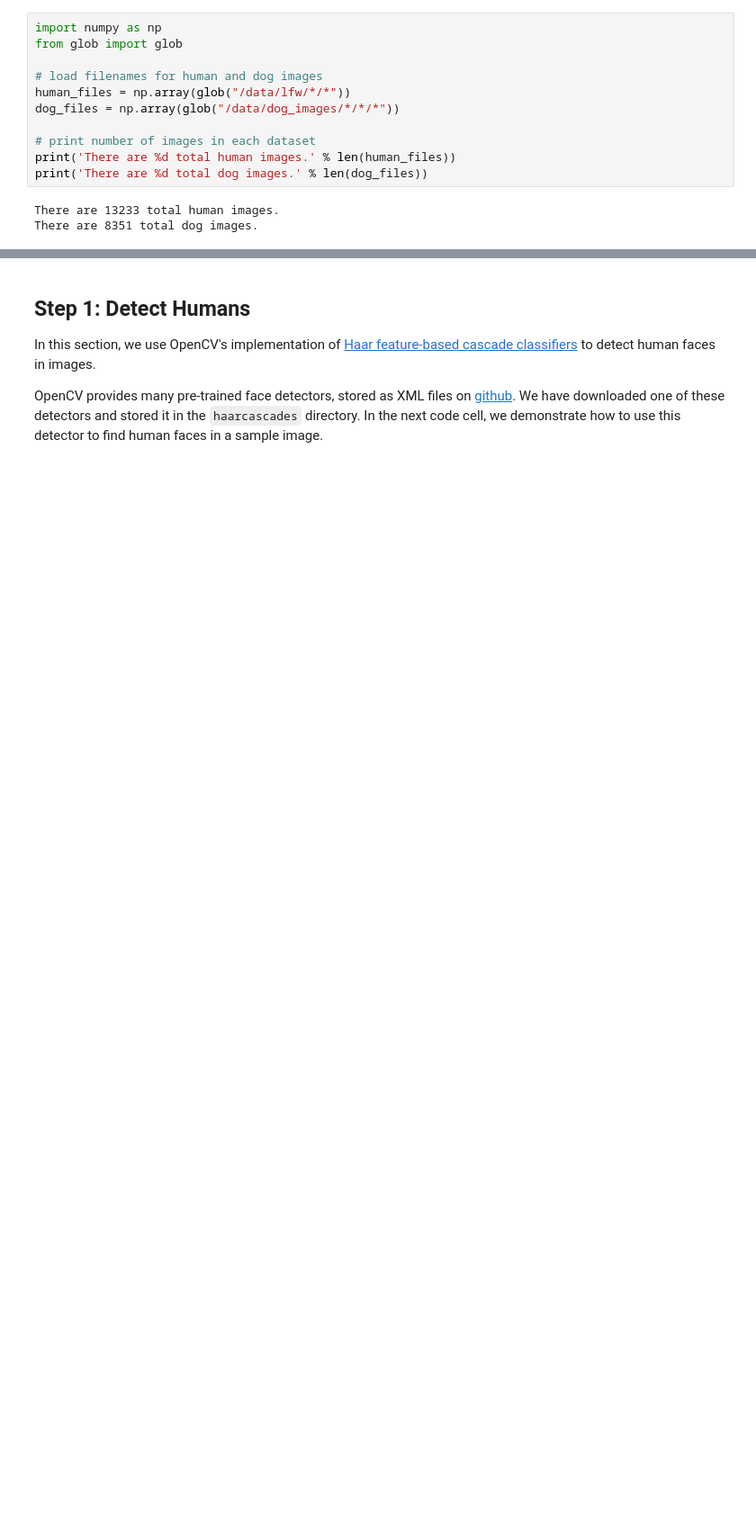
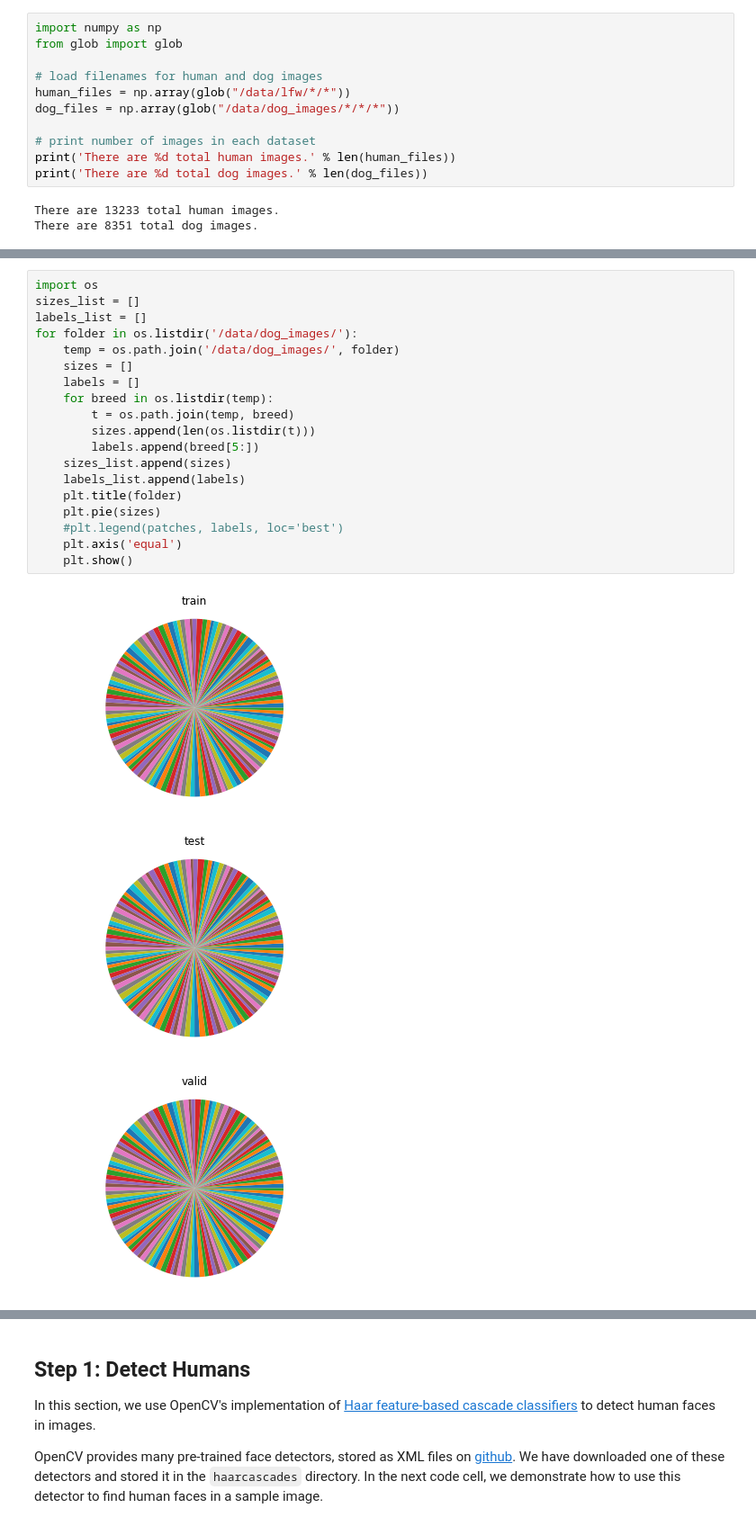
Before and after one commit to rahulatrkm/Dog-Breed-Classifier, a Jupyter notebook: dog_app.ipynb, the cells around one changed output, grey strips where cells are left out. Shown at 90% size. Drawn from its saved outputs; the diff is of its cells as text; blank space fills up the shorter version.

```diff
--- a/dog_app.ipynb
+++ b/dog_app.ipynb
@@ -69,0 +90,23 @@ There are 8351 total dog images.
+# %%
+import os
+sizes_list = []
+labels_list = []
+for folder in os.listdir('/data/dog_images/'):
+    temp = os.path.join('/data/dog_images/', folder)
+    sizes = []
+    labels = []
+    for breed in os.listdir(temp):
+        t = os.path.join(temp, breed)
+        sizes.append(len(os.listdir(t)))
+        labels.append(breed[5:])
+    sizes_list.append(sizes)
+    labels_list.append(labels)
+    plt.title(folder)
+    plt.pie(sizes)
+    #plt.legend(patches, labels, loc='best')
+    plt.axis('equal')
+    plt.show()
+# %% [output]
+[figure, added]
+[figure, added]
+[figure, added]
```
Also changed, not shown: parts of 40 cells of this notebook, 5 other files.
